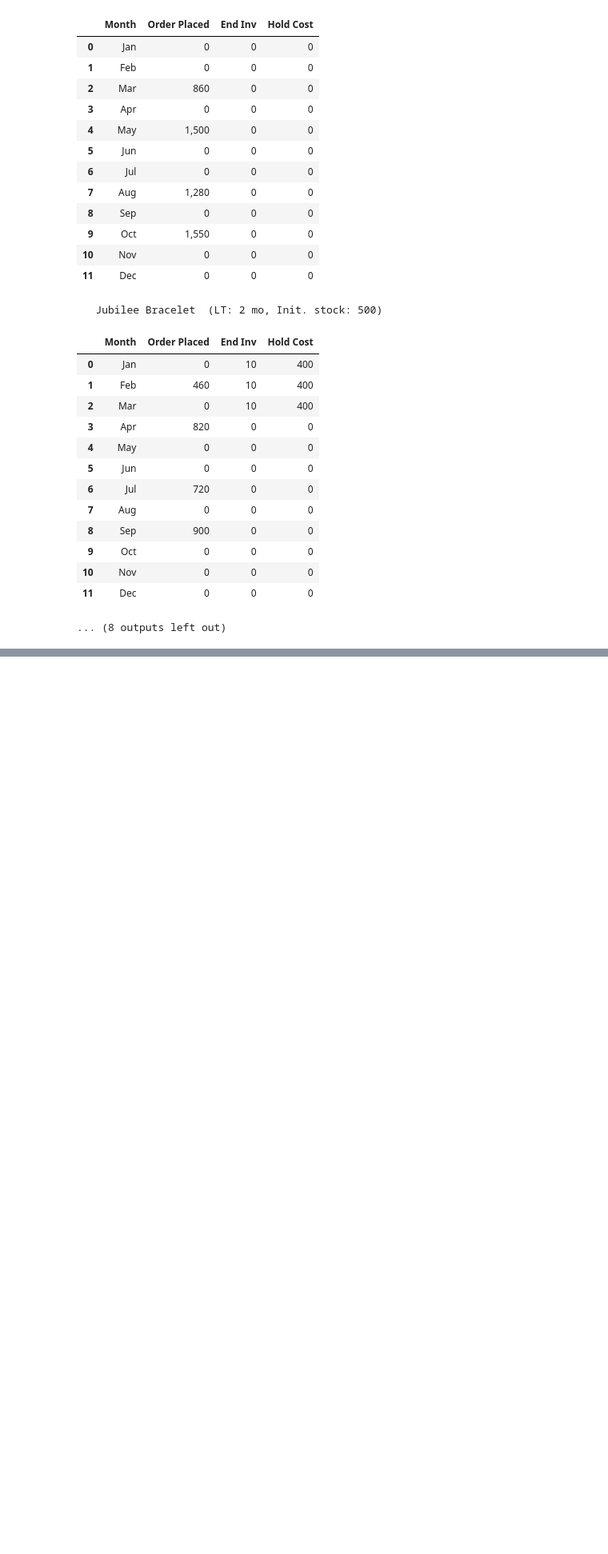
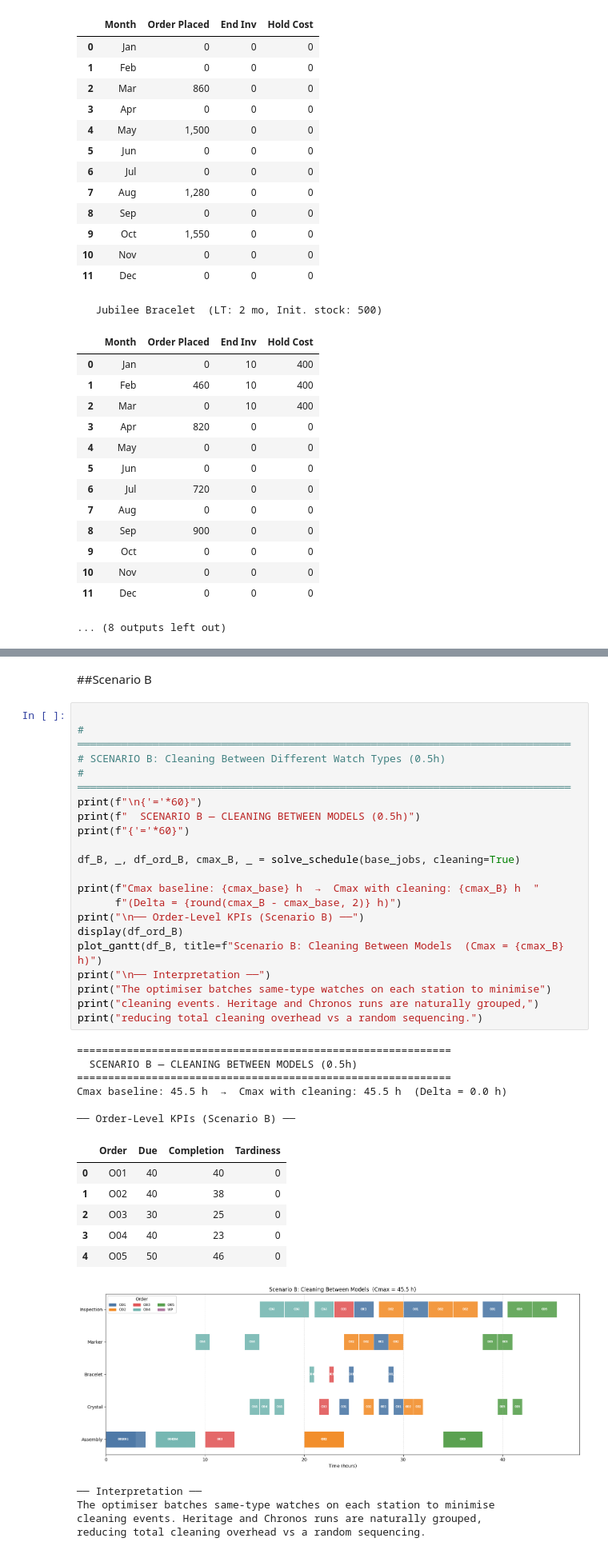
Before and after one commit to twillixa/PPS, a Jupyter notebook: Main_1_complete.ipynb, the cells around one changed output, grey strips where cells are left out. Shown at 80% size. Cells and saved outputs as stored; diff of their text form; blank space fills up the shorter version.

```diff
--- a/Main_1_complete.ipynb
+++ b/Main_1_complete.ipynb
@@ -2250,0 +2615,40 @@ plt.show()
+# %% [markdown]
+##Scenario B
+# %%
+
+# ═══════════════════════════════════════════════════════════════════════════════
+# SCENARIO B: Cleaning Between Different Watch Types (0.5h)
+# ═══════════════════════════════════════════════════════════════════════════════
+print(f"\n{'='*60}")
+print(f"  SCENARIO B — CLEANING BETWEEN MODELS (0.5h)")
+print(f"{'='*60}")
+
+df_B, _, df_ord_B, cmax_B, _ = solve_schedule(base_jobs, cleaning=True)
+
+print(f"Cmax baseline: {cmax_base} h  →  Cmax with cleaning: {cmax_B} h  "
+      f"(Delta = {round(cmax_B - cmax_base, 2)} h)")
+print("\n── Order-Level KPIs (Scenario B) ──")
+display(df_ord_B)
+plot_gantt(df_B, title=f"Scenario B: Cleaning Between Models  (Cmax = {cmax_B} h)")
+print("\n── Interpretation ──")
+print("The optimiser batches same-type watches on each station to minimise")
+print("cleaning events. Heritage and Chronos runs are naturally grouped,")
+print("reducing total cleaning overhead vs a random sequencing.")
+# %% [output]
+============================================================
+  SCENARIO B — CLEANING BETWEEN MODELS (0.5h)
+============================================================
+Cmax baseline: 45.5 h  →  Cmax with cleaning: 45.5 h  (Delta = 0.0 h)
+
+── Order-Level KPIs (Scenario B) ──
+|  | Order | Due | Completion | Tardiness |
+| 0 | O01 | 40 | 40 | 0 |
+| 1 | O02 | 40 | 38 | 0 |
+| 2 | O03 | 30 | 25 | 0 |
+| 3 | O04 | 40 | 23 | 0 |
+| 4 | O05 | 50 | 46 | 0 |
+[figure, added]
+── Interpretation ──
+The optimiser batches same-type watches on each station to minimise
+cleaning events. Heritage and Chronos runs are naturally grouped,
+reducing total cleaning overhead vs a random sequencing.
```
Also changed, not shown: parts of 11 cells of this notebook.
